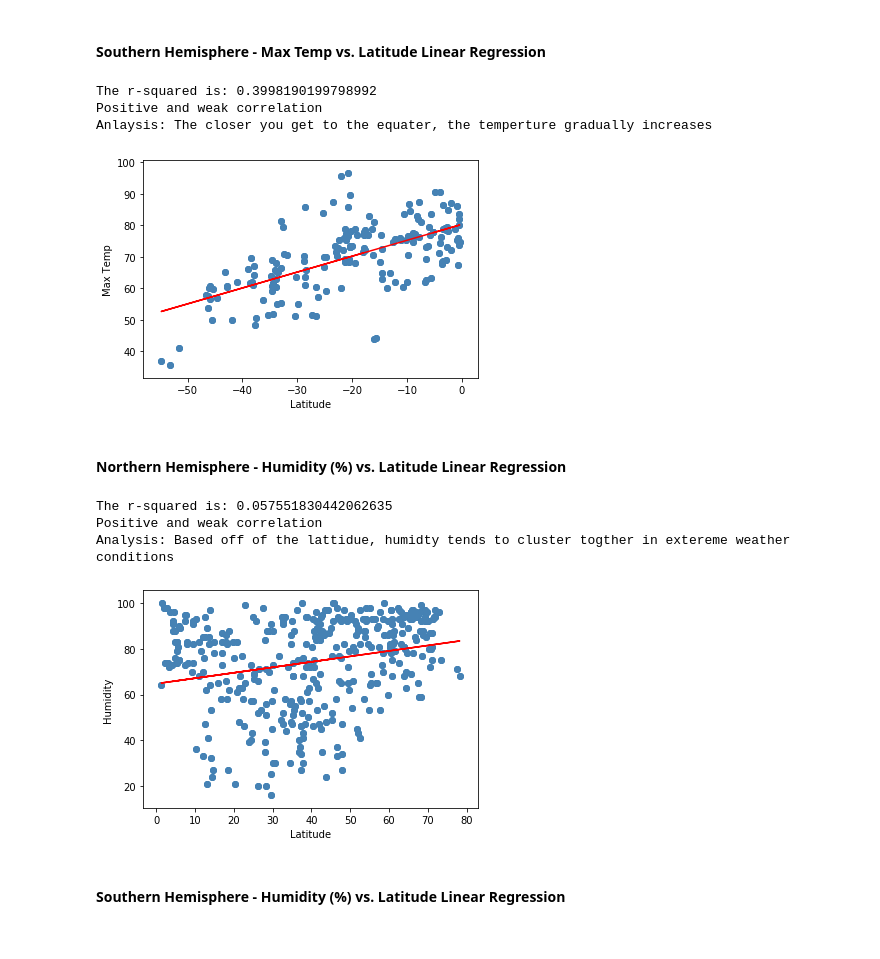
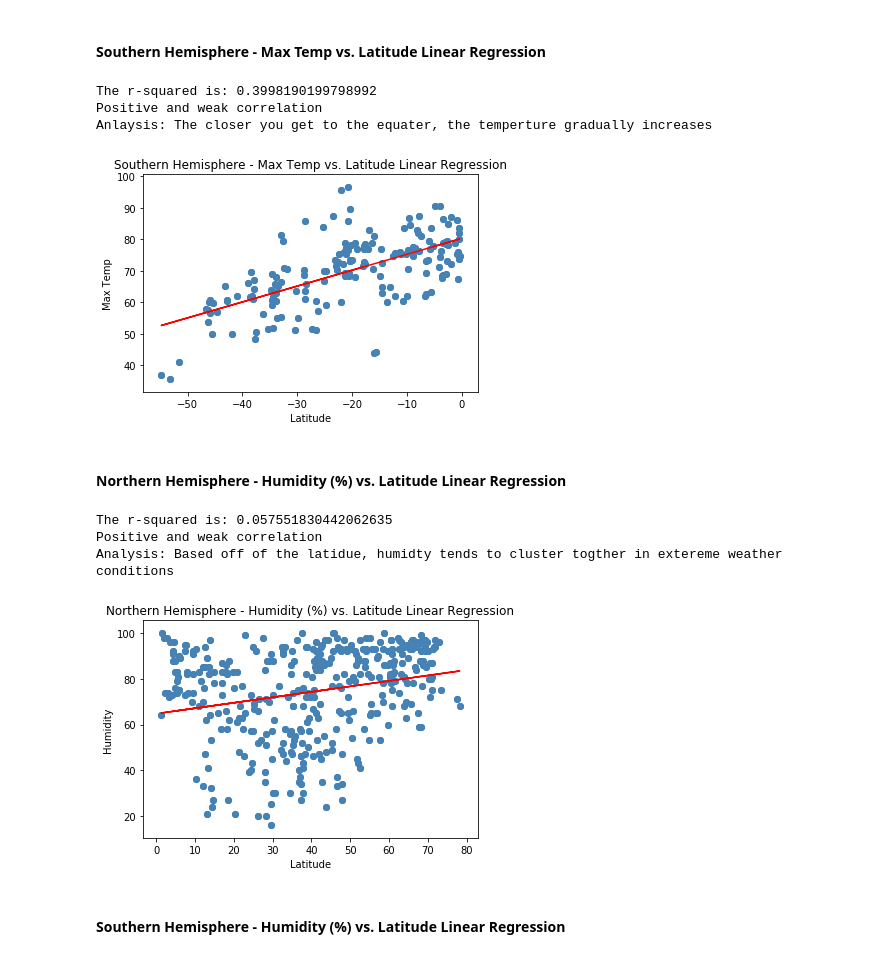
Before and after one commit to TobiAdel/Python-api-challenge, a Jupyter notebook: starter_code/WeatherPy.ipynb, the cells around one changed output. Saved outputs shown, nothing was run; the diff lists cells and outputs as text; code cells hidden in the pictures.

```diff
--- a/starter_code/WeatherPy.ipynb
+++ b/starter_code/WeatherPy.ipynb
@@ -296,6 +297,7 @@ regress_values = x_values * slope + intercept
 line_eq = "y = " + str(round(slope,2)) + "x + " + str(round(intercept,2))
 plt.scatter(x_values,y_values , color = "steelblue")
 plt.plot(x_values,regress_values,"r-")
+plt.title("Southern Hemisphere - Max Temp vs. Latitude Linear Regression")
 print(f"The r-squared is: {rvalue**2}")
 print("Positive and weak correlation")
 print("Anlaysis: The closer you get to the equater, the temperture gradually increases")
@@ -305,30 +307,31 @@ plt.show()
 The r-squared is: 0.3998190199798992
 Positive and weak correlation
 Anlaysis: The closer you get to the equater, the temperture gradually increases
-[figure, old version]
+[figure, new version]
 # %% [markdown]
 ####  Northern Hemisphere - Humidity (%) vs. Latitude Linear Regression
 # %%
 x_values = nh["Lat"]
 y_values = nh['Humidity']
 plt.scatter(x_values,y_values)
 plt.xlabel('Latitude')
 plt.ylabel('Humidity')
 (slope, intercept, rvalue, pvalue, stderr) = linregress(x_values, y_values)
 regress_values = x_values * slope + intercept
 line_eq = "y = " + str(round(slope,2)) + "x + " + str(round(intercept,2))
 plt.scatter(x_values,y_values , color = "steelblue")
 plt.plot(x_values,regress_values,"r-")
+plt.title("Northern Hemisphere - Humidity (%) vs. Latitude Linear Regression")
 print(f"The r-squared is: {rvalue**2}")
 print("Positive and weak correlation")
-print("Analysis: Based off of the lattidue, humidty tends to cluster togther in extereme weather conditions" )
+print("Analysis: Based off of the latidue, humidty tends to cluster togther in extereme weather conditions" )
 plt.savefig("../output_data/NH_Humidity_vs_CityLatitude")
 plt.show()
 # %% [output]
 The r-squared is: 0.057551830442062635
 Positive and weak correlation
-Analysis: Based off of the lattidue, humidty tends to cluster togther in extereme weather conditions
+Analysis: Based off of the latidue, humidty tends to cluster togther in extereme weather conditions
-[figure, old version]
+[figure, new version]
 # %% [markdown]
 ####  Southern Hemisphere - Humidity (%) vs. Latitude Linear Regression
 # %%
```
Also changed, not shown: parts of 6 cells of this notebook, 10 other files.
